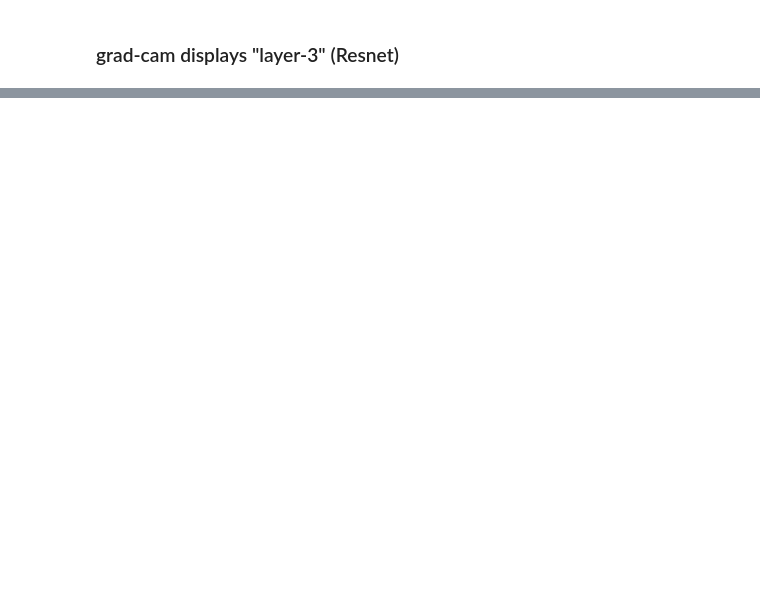
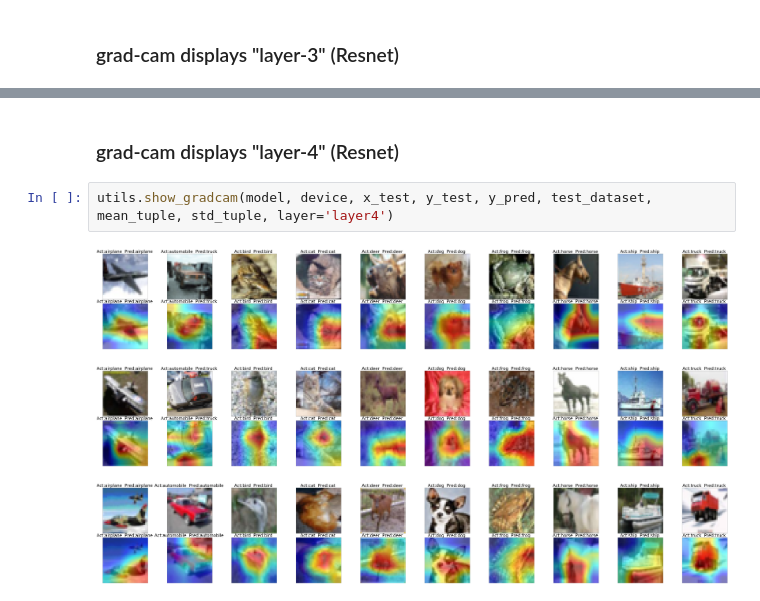
Before and after one commit to ojhajayant/eva, a Jupyter notebook: week9/S9_assignment.ipynb, the cells around one changed output, grey strips where cells are left out. Saved outputs shown, nothing was run; the diff lists cells and outputs as text; blank space fills up the shorter version.

```diff
--- a/week9/S9_assignment.ipynb
+++ b/week9/S9_assignment.ipynb
@@ -265,0 +266,8 @@ utils.show_gradcam(model, device, x_test, y_test, y_pred, test_dataset, mean_tup
+# %% [markdown]
+### grad-cam displays "layer-4" (Resnet)
+# %%
+utils.show_gradcam(model, device, x_test, y_test, y_pred, test_dataset, mean_tuple, std_tuple, layer='layer4')
+# %% [output]
+[figure, added]
+[figure, added]
+[figure, added]
```
Also changed, not shown: parts of 6 cells of this notebook.
